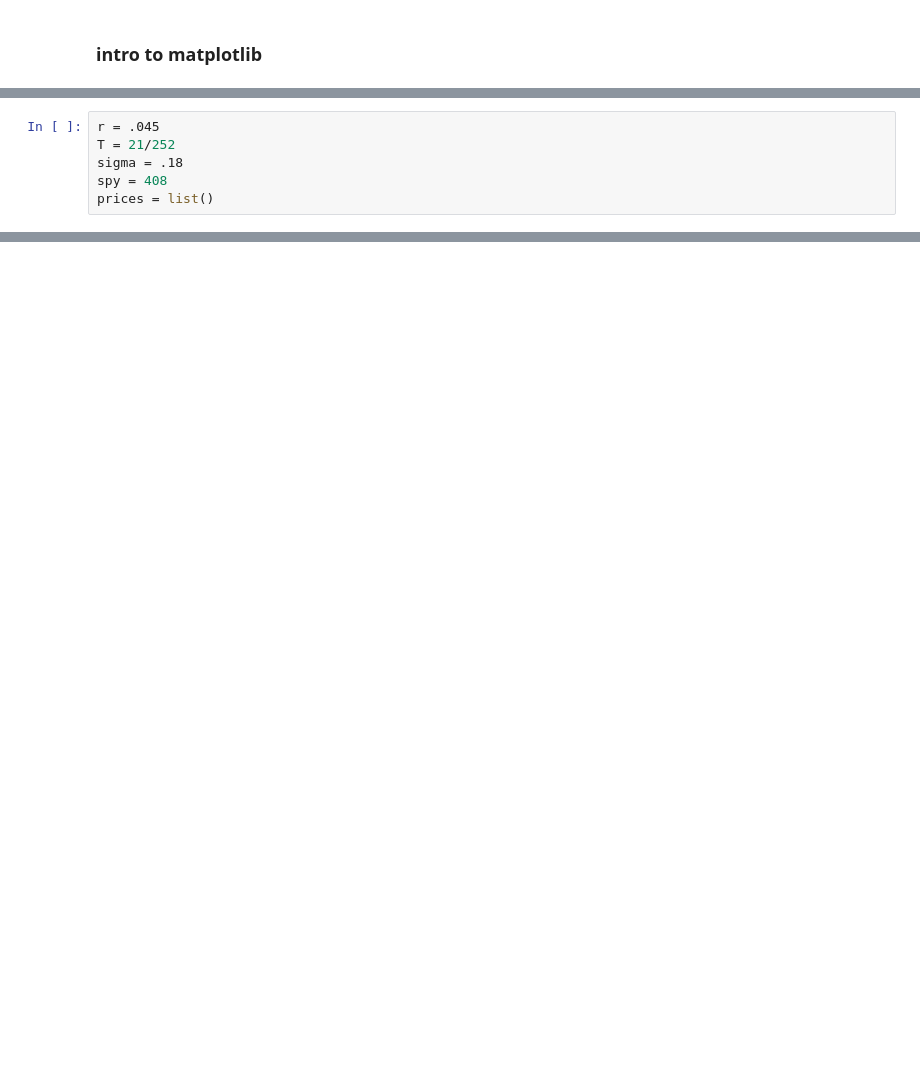
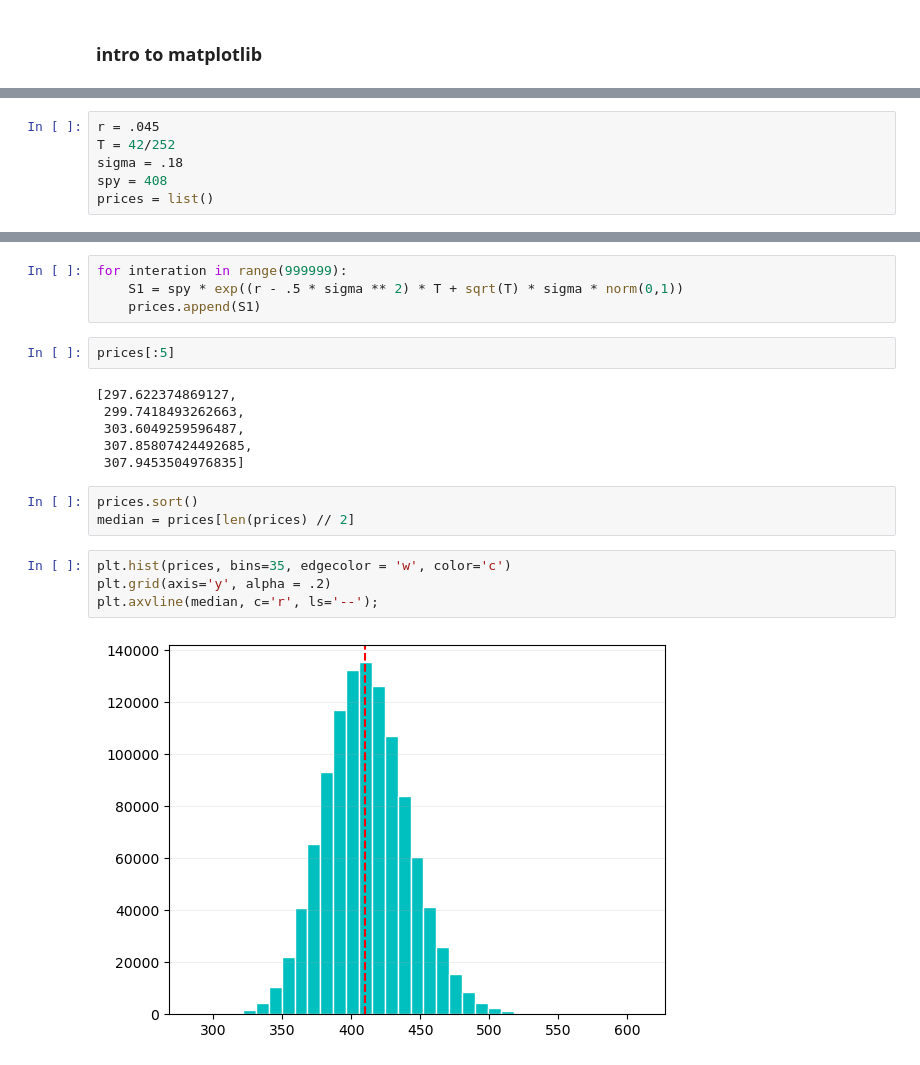
Before and after one commit to mollyhennessy/OIM3640_SP23, a Jupyter notebook: 08-files & matplotlib.ipynb, the cells around one changed output, grey strips where cells are left out. Saved outputs shown, nothing was run; the diff lists cells and outputs as text; blank space fills up the shorter version.

```diff
--- a/08-files & matplotlib.ipynb
+++ b/08-files & matplotlib.ipynb
@@ -86,6 +86,6 @@ random.seed(42)
 # %%
 r = .045
-T = 21/252
+T = 42/252
 sigma = .18
 spy = 408
 prices = list()
@@ -101,0 +103,21 @@ plt.show()
+# %%
+for interation in range(999999):
+    S1 = spy * exp((r - .5 * sigma ** 2) * T + sqrt(T) * sigma * norm(0,1))
+    prices.append(S1)
+# %%
+prices[:5]
+# %% [output]
+[297.622374869127,
+ 299.7418493262663,
+ 303.6049259596487,
+ 307.85807424492685,
+ 307.9453504976835]
+# %%
+prices.sort()
+median = prices[len(prices) // 2]
+# %%
+plt.hist(prices, bins=35, edgecolor = 'w', color='c')
+plt.grid(axis='y', alpha = .2)
+plt.axvline(median, c='r', ls='--');
+# %% [output]
+[figure, added]
```
Also changed, not shown: parts of 10 cells of this notebook, 10 other files.
